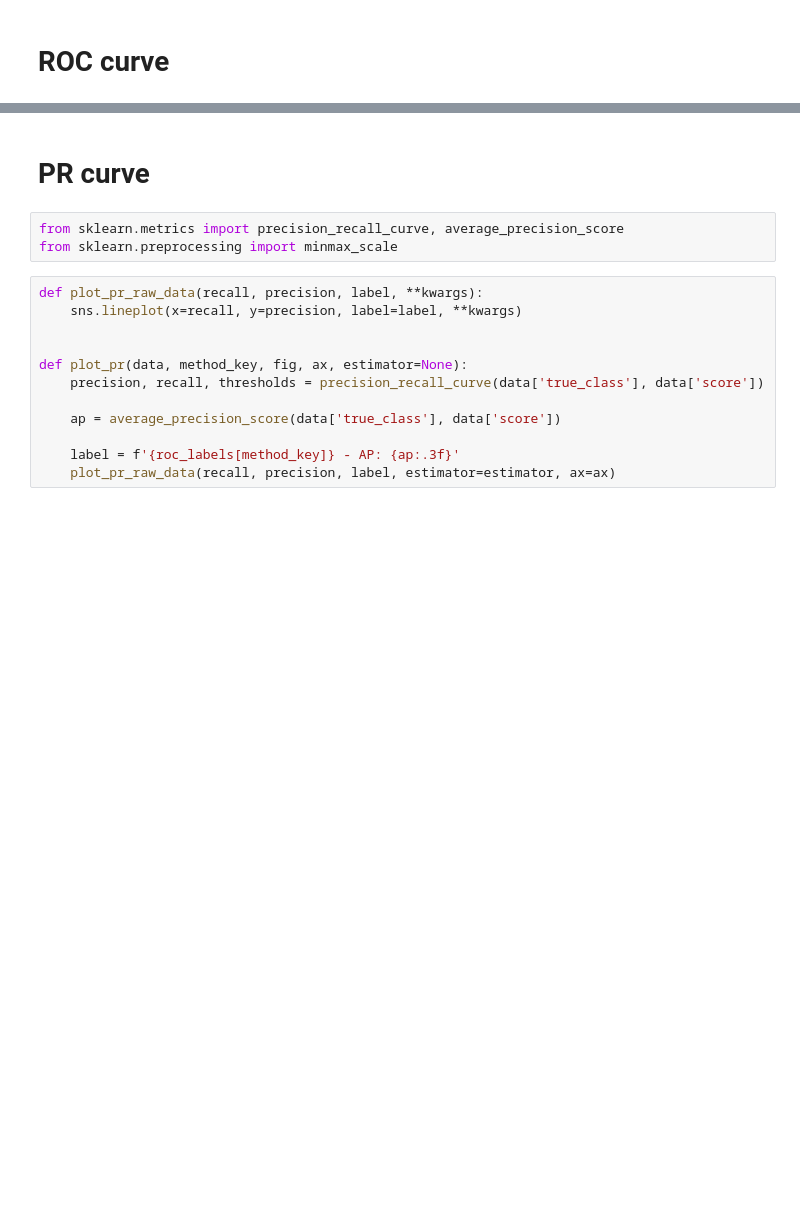
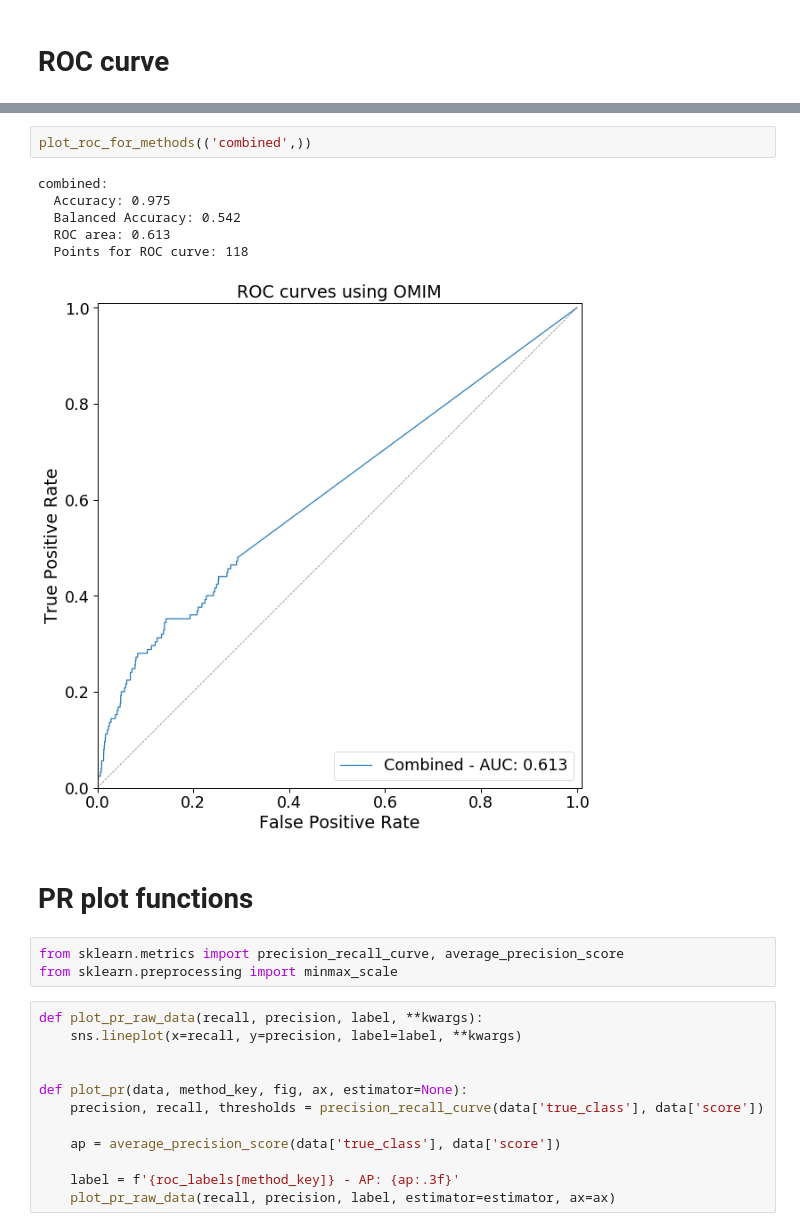
Before and after one commit to hakyimlab/phenomexcan, a Jupyter notebook: scripts/150_validation/omim/05_roc-omim_standard-plots.ipynb, the cells around one changed output, grey strips where cells are left out. Saved outputs shown, nothing was run; the diff lists cells and outputs as text; blank space fills up the shorter version.

```diff
--- a/scripts/150_validation/omim/05_roc-omim_standard-plots.ipynb
+++ b/scripts/150_validation/omim/05_roc-omim_standard-plots.ipynb
@@ -139,5 +133,14 @@ combined:
+# %%
+plot_roc_for_methods(('combined',))
+# %% [output]
+combined:
+  Accuracy: 0.975
+  Balanced Accuracy: 0.542
+  ROC area: 0.613
+  Points for ROC curve: 118
+[figure, added]
 # %% [markdown]
-# PR curve
+# PR plot functions
 # %%
 from sklearn.metrics import precision_recall_curve, average_precision_score
 from sklearn.preprocessing import minmax_scale
```
Also changed, not shown: parts of 10 cells of this notebook.
